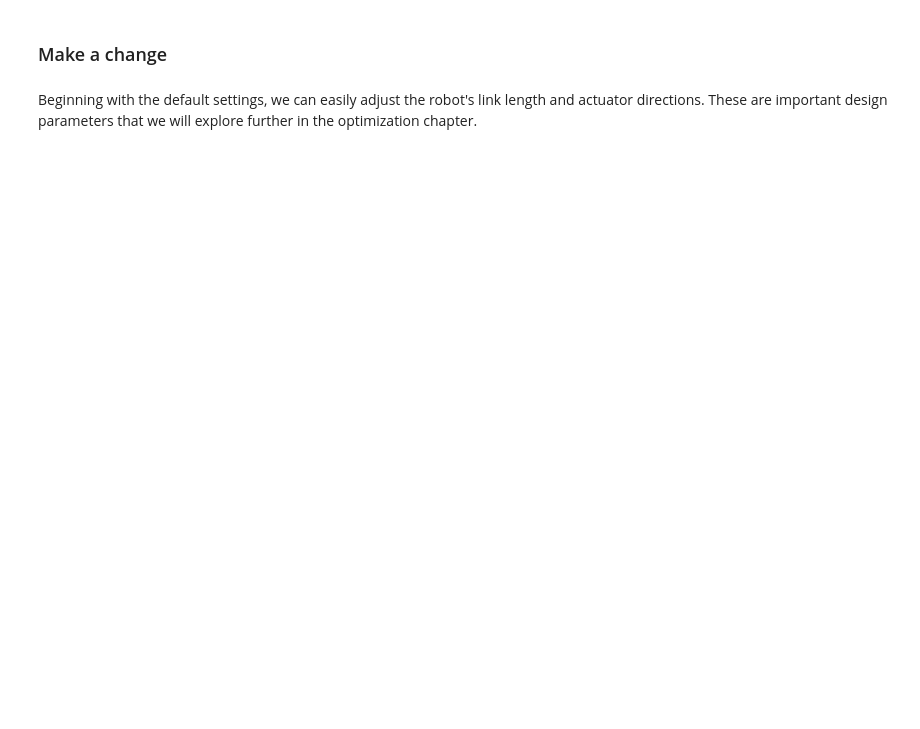
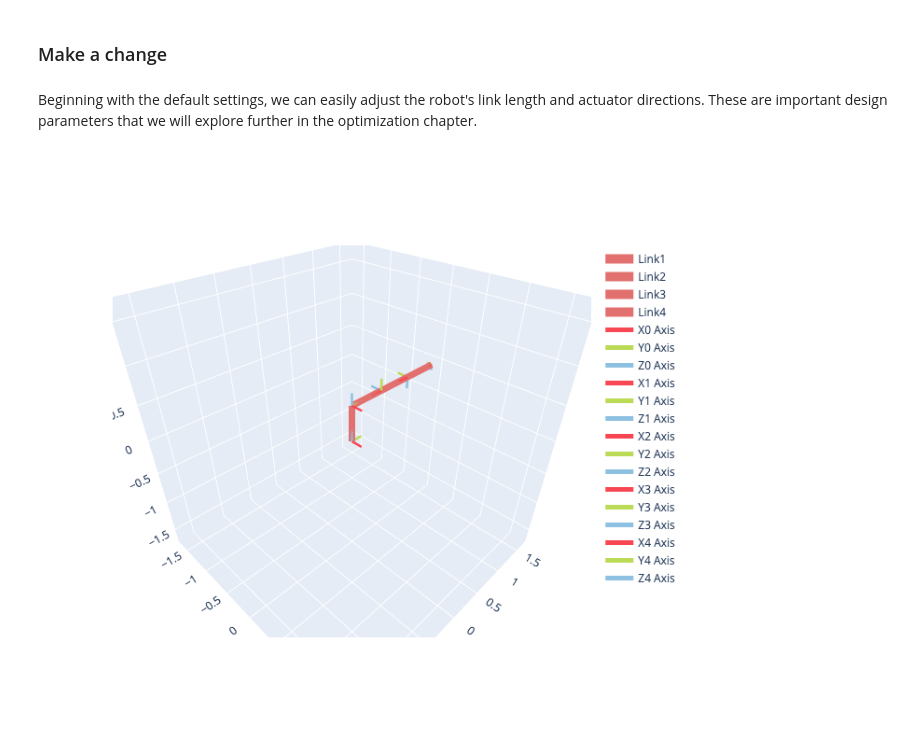
Before and after one commit to chaoyuefei/RoboSandbox, a Jupyter notebook: tutorial/01 - models/models.ipynb, the cells around one changed output. Saved outputs shown, nothing was run; the diff lists cells and outputs as text; code cells hidden in the pictures; blank space fills up the shorter version.

```diff
--- a/tutorial/01 - models/models.ipynb
+++ b/tutorial/01 - models/models.ipynb
@@ -37,6 +41,13 @@ fig.show("png")
 # %% [markdown]
 Beginning with the default settings, we can easily adjust the robot's link length and actuator directions. These are important design parameters that we will explore further in the optimization chapter.
 # %%
-new_robot = generic.GenericFour(linklengths=[0.5, 0.5, 0.5, 0.5],
-                                alpha=[0, np.pi/2, np.pi/2, 0],)
-new_robot.plotly(new_robot.qz, save=True, path='./fig/g4_modified.png') # zero configuration
+robot_m = generic.GenericFour(
+    linklengths=[0.5, 0.5, 0.5, 0.5],
+    alpha=[0, np.pi / 2, np.pi / 2, 0],
+)
+fig = robot_m.plotly(
+    robot_m.qz, save=True, path="./fig/g4_modified.png", zoom_factor=0.6
+)
+fig.show("png")
+# %% [output]
+[figure, added]
```
Also changed, not shown: parts of 6 cells of this notebook, 3 other files.
